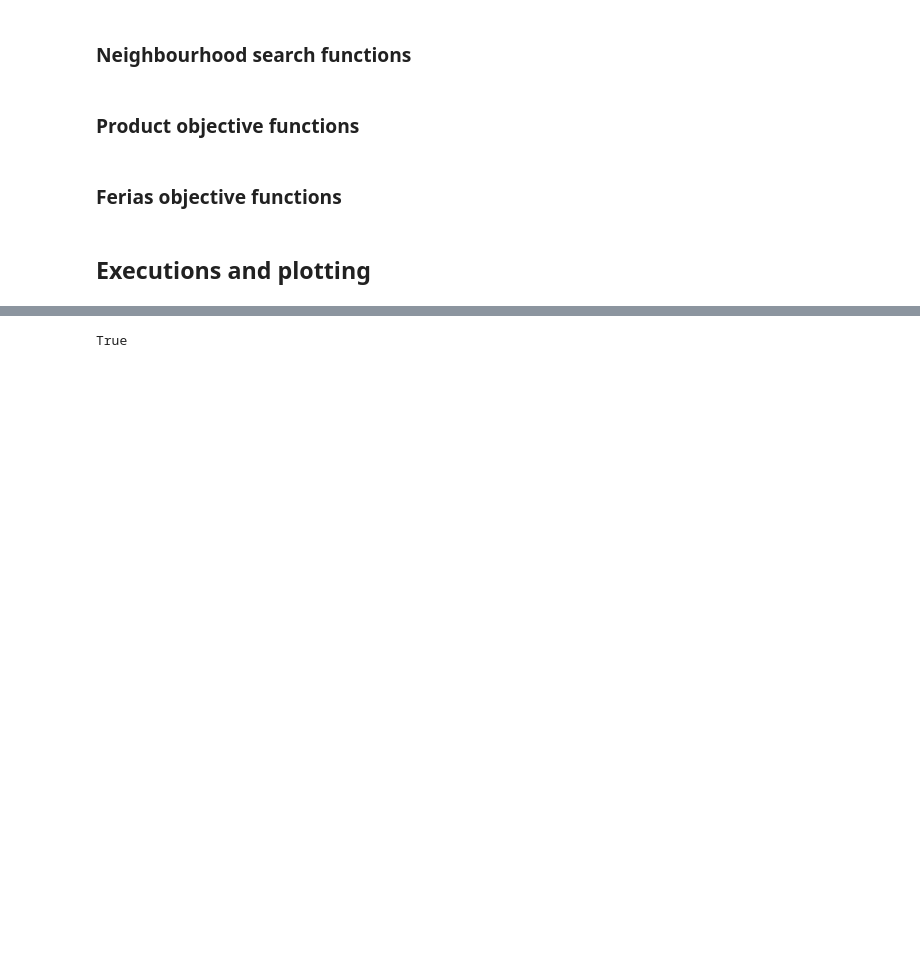
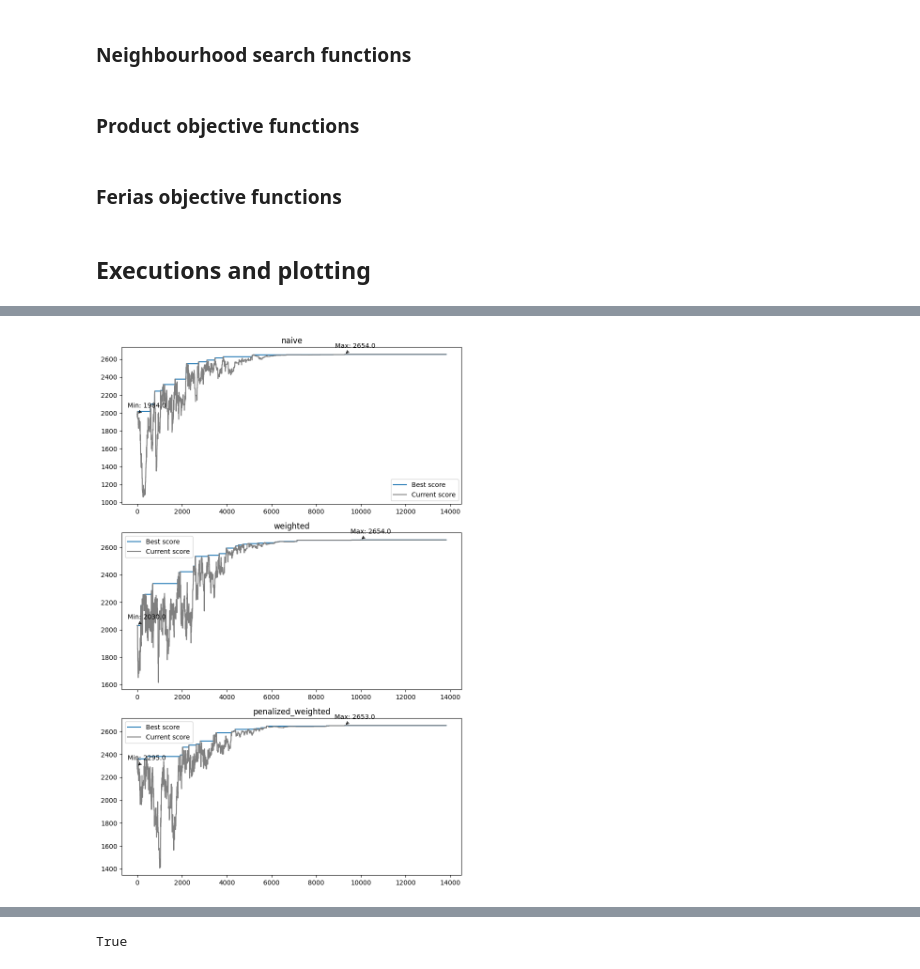
Before and after one commit to ManachoM/sim2-agricultores, a Jupyter notebook: metaheuristics/partitioner_algorithm.ipynb, the cells around one changed output, grey strips where cells are left out. Cells and saved outputs as stored; diff of their text form; code cells hidden in the pictures; blank space fills up the shorter version.

```diff
--- a/metaheuristics/partitioner_algorithm.ipynb
+++ b/metaheuristics/partitioner_algorithm.ipynb
@@ -435,2 +441,49 @@ plt.show()
+# %%
+eval_data = {}
+
+for name, func in obj_functions:
+    sol, score, best_score_history, current_score_history = simulated_annealing_partitioning(
+        items=ferias,
+        n=8,
+        f=feria_penalized_objective_function,
+        find_neighbour=move_operator,
+        op=shaker_operator,
+        r=1,
+        cooling_rate=0.999,
+        g=producto_partition_greedy_function,
+    )
+
+    eval_data.update({name: {"best_score": score, "best_score_history": best_score_history,
+                     "solution": sol, "current_score_history": current_score_history}})
+
+fig, axs = plt.subplots(len(eval_data), 1, figsize=(8, len(eval_data) * 4))
+
+for i, (name, data) in enumerate(eval_data.items()):
+    x_vals = list(range(1, len(data["best_score_history"]) + 1))
+    best_y_vals = data["best_score_history"]
+    current_y_vals = data["current_score_history"]
+
+    axs[i].plot(x_vals, best_y_vals, label="Best score")
+    axs[i].plot(x_vals, current_y_vals, label="Current score", color="grey")
+
+    min_best, max_best = min(best_y_vals), max(best_y_vals)
+    min_curr, max_curr = min(current_y_vals), max(current_y_vals)
+
+    axs[i].annotate(f"Min: {min_best}", xy=(best_y_vals.index(min_best), min_best),
+                    xytext=(-15, 10), textcoords="offset points", arrowprops=dict(arrowstyle='->'))
+    axs[i].annotate(f"Max: {max_best}", xy=(best_y_vals.index(max_best), max_best),
+                    xytext=(-15, 10), textcoords="offset points", arrowprops=dict(arrowstyle='->'))
+    # axs[i].annotate(f"Min: {min_curr}", xy=(current_y_vals.index(min_curr), min_curr), xytext=(-15,10), textcoords="offset points", arrowprops=dict(arrowstyle='->'))
+    # axs[i].annotate(f"Min: {max_curr}", xy=(current_y_vals.index(max_curr), max_curr), xytext=(-15,10), textcoords="offset points", arrowprops=dict(arrowstyle='->'))
+
+    # Set title and legend
+    axs[i].set_title(name)
+    axs[i].legend()
+
+# Show the figure
+plt.tight_layout()
+plt.show()
+# %% [output]
+[figure, added]
 # %%
 sol, score, best_score_history, current_score_history = simulated_annealing_partitioning(
```
Also changed, not shown: parts of 12 cells of this notebook.
